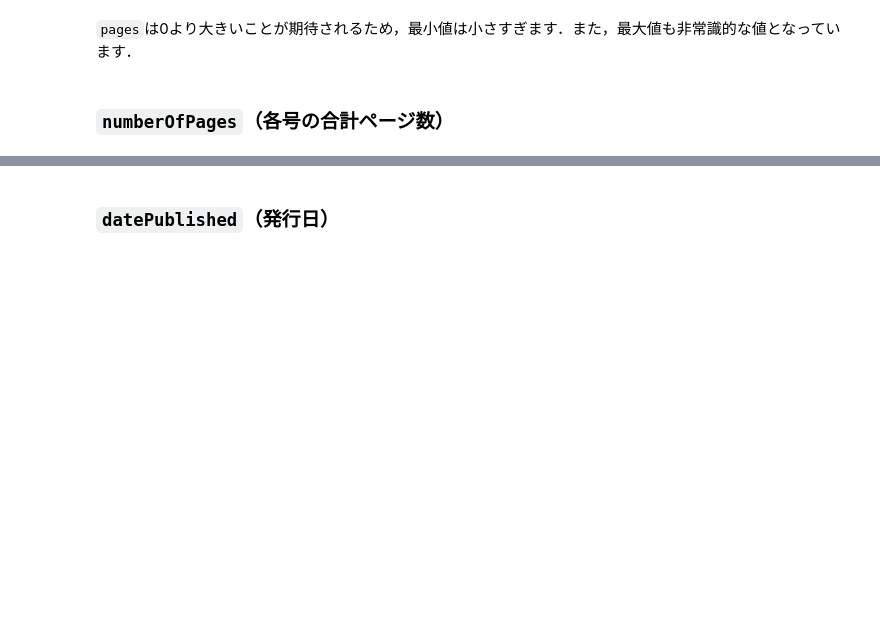
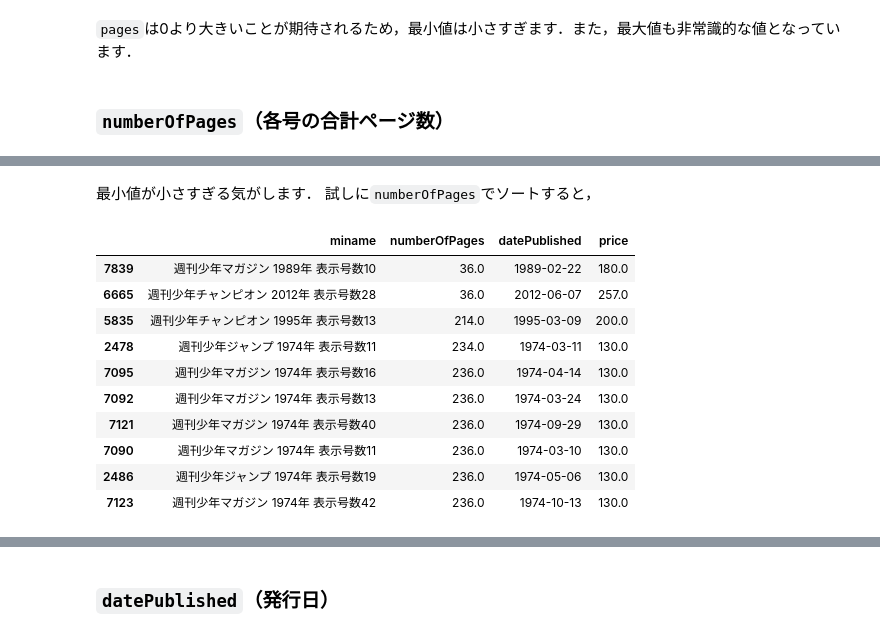
Before and after one commit to kakeami/viz-madb, a Jupyter notebook: _sources/eda/eda.ipynb, the cells around one changed output, grey strips where cells are left out. Drawn from its saved outputs; the diff is of its cells as text; code cells hidden in the pictures; blank space fills up the shorter version.

```diff
--- a/_sources/eda/eda.ipynb
+++ b/_sources/eda/eda.ipynb
@@ -418,0 +422,5 @@ df_tmp['pages'].describe().reset_index()
+# %%
+df_tmp = df.groupby('miname')[
+    ['numberOfPages', 'datePublished', 'price']].\
+    first().reset_index()
+df_tmp['numberOfPages'].describe().reset_index()
@@ -418,0 +437,17 @@ df_tmp['pages'].describe().reset_index()
+# %% [markdown]
+最小値が小さすぎる気がします．
+試しに`numberOfPages`でソートすると，
+# %%
+df_tmp.sort_values('numberOfPages').head(10)
+# %% [output]
+|  | miname | numberOfPages | datePublished | price |
+| 7839 | 週刊少年マガジン 1989年 表示号数10 | 36.0 | 1989-02-22 | 180.0 |
+| 6665 | 週刊少年チャンピオン 2012年 表示号数28 | 36.0 | 2012-06-07 | 257.0 |
+| 5835 | 週刊少年チャンピオン 1995年 表示号数13 | 214.0 | 1995-03-09 | 200.0 |
+| 2478 | 週刊少年ジャンプ 1974年 表示号数11 | 234.0 | 1974-03-11 | 130.0 |
+| 7095 | 週刊少年マガジン 1974年 表示号数16 | 236.0 | 1974-04-14 | 130.0 |
+| 7092 | 週刊少年マガジン 1974年 表示号数13 | 236.0 | 1974-03-24 | 130.0 |
+| 7121 | 週刊少年マガジン 1974年 表示号数40 | 236.0 | 1974-09-29 | 130.0 |
+| 7090 | 週刊少年マガジン 1974年 表示号数11 | 236.0 | 1974-03-10 | 130.0 |
+| 2486 | 週刊少年ジャンプ 1974年 表示号数19 | 236.0 | 1974-05-06 | 130.0 |
+| 7123 | 週刊少年マガジン 1974年 表示号数42 | 236.0 | 1974-10-13 | 130.0 |
```
Also changed, not shown: parts of 8 cells of this notebook, 2 other files.
